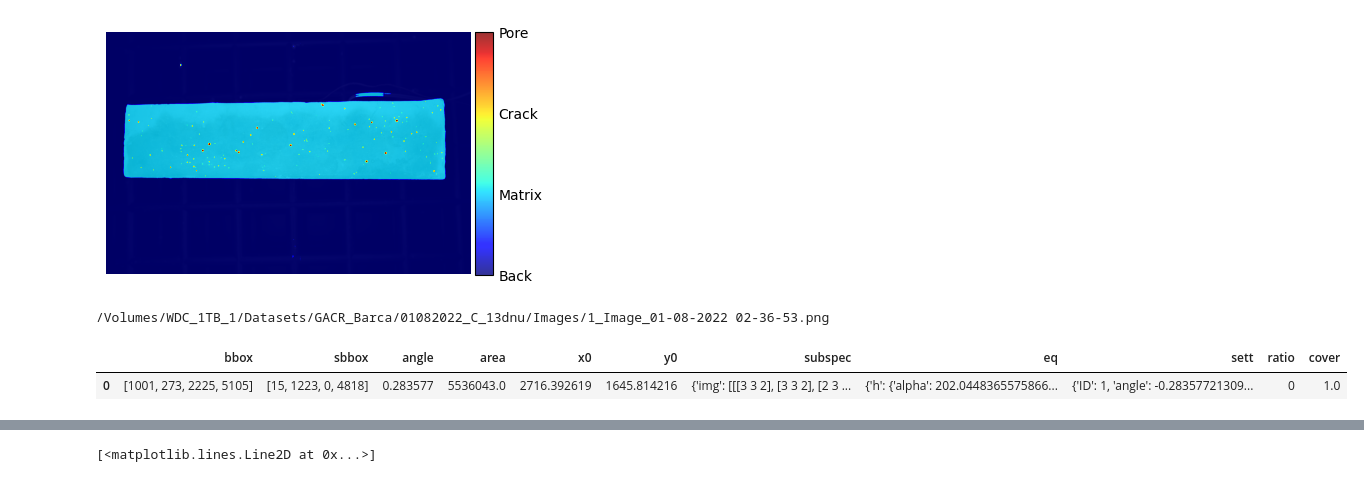
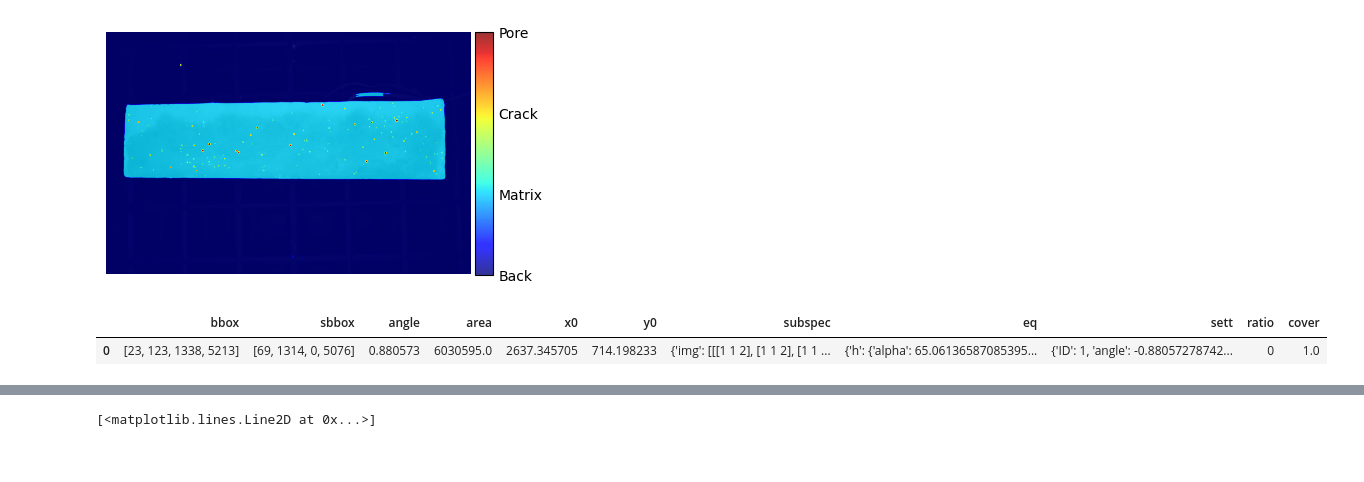
Before and after one commit to Rievil/CrackenPy, a Jupyter notebook: Dev/rosta_demo.ipynb, the cells around one changed output, grey strips where cells are left out. Drawn from its saved outputs; the diff is of its cells as text; code cells hidden in the pictures.

```diff
--- a/Dev/rosta_demo.ipynb
+++ b/Dev/rosta_demo.ipynb
@@ -27,14 +26,13 @@ cp.preview()
 [figure]
 # %%
 ca=CrackAn()
-folder="/Volumes/WDC_1TB_1/Datasets/GACR_Barca/01082022_C_13dnu/Images"
+#folder="/Volumes/WDC_1TB_1/Datasets/GACR_Barca/01082022_C_13dnu/Images"
 
-#ca.input(file="../Examples/Img/Multiple_specimens.png")
-ca.input(folder=folder)
+ca.input(file="../Examples/Img/ID14_940_Image.png")
+#ca.input(folder=folder)
 
 ca.registr()
 # %% [output]
-/Volumes/WDC_1TB_1/Datasets/GACR_Barca/01082022_C_13dnu/Images/1_Image_01-08-2022 02-36-53.png
 |  | bbox | sbbox | angle | area | x0 | y0 | subspec | eq | sett | ratio | cover |
-| 0 | [1001, 273, 2225, 5105] | [15, 1223, 0, 4818] | 0.283577 | 5536043.0 | 2716.392619 | 1645.814216 | {'img': [[[3 3 2], [3 3 2], [2 3 ... | {'h': {'alpha': 202.0448365575866... | {'ID': 1, 'angle': -0.28357721309... | 0 | 1.0 |
+| 0 | [23, 123, 1338, 5213] | [69, 1314, 0, 5076] | 0.880573 | 6030595.0 | 2637.345705 | 714.198233 | {'img': [[[1 1 2], [1 1 2], [1 1 ... | {'h': {'alpha': 65.06136587085395... | {'ID': 1, 'angle': -0.88057278742... | 0 | 1.0 |
 # %%
```
Also changed, not shown: parts of 5 cells of this notebook, 4 other files.
